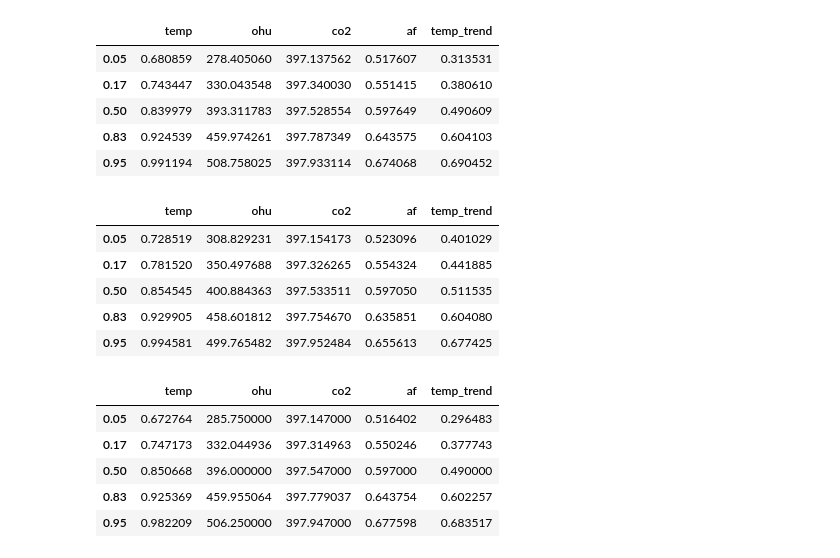
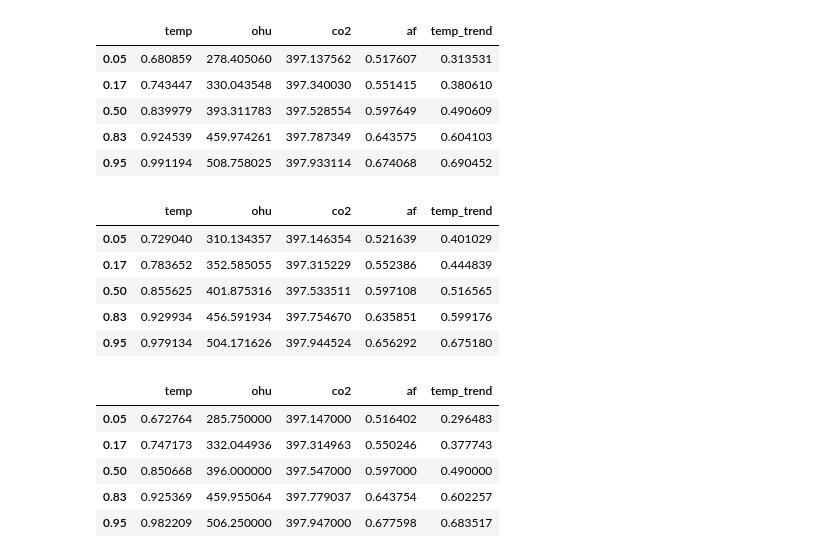
Before and after one commit to tsutsui1872/ar6-tlm, a Jupyter notebook: notebook/072_postproc.ipynb, the cells around one changed output. Saved outputs shown, nothing was run; the diff lists cells and outputs as text; code cells hidden in the pictures.

```diff
--- a/notebook/072_postproc.ipynb
+++ b/notebook/072_postproc.ipynb
@@ -112,7 +116,7 @@ dtype: int64
 # %% [markdown]
 ### Constrained members by the alternative method
 # %%
-with h5py.File('./datain/constraining_fair_mhout.h5') as f1:
+with h5py.File('./dataout/constraining_fair_mhout.h5') as f1:
     mhout = {k: v[:] for k, v in f1['/mhout'].items()}
     member_rand = {k: v[:] for k, v in f1['/member'].items()}
 # %%
@@ -256,20 +260,21 @@ df
 # %%
 df = (
     df_ind_alt
     .loc[member_rand['co2_pre']]
     .reset_index(drop=True)
     .loc[member_rand['all']]
+    .iloc[:2000]
     .quantile(prob_values)
 )
 dfq[('Combined', 'Alternative')] = df
 df
 # %% [output]
 |  | temp | ohu | co2 | af | temp_trend |
-| 0.05 | 0.728519 | 308.829231 | 397.154173 | 0.523096 | 0.401029 |
-| 0.17 | 0.781520 | 350.497688 | 397.326265 | 0.554324 | 0.441885 |
-| 0.50 | 0.854545 | 400.884363 | 397.533511 | 0.597050 | 0.511535 |
-| 0.83 | 0.929905 | 458.601812 | 397.754670 | 0.635851 | 0.604080 |
-| 0.95 | 0.994581 | 499.765482 | 397.952484 | 0.655613 | 0.677425 |
+| 0.05 | 0.729040 | 310.134357 | 397.146354 | 0.521639 | 0.401029 |
+| 0.17 | 0.783652 | 352.585055 | 397.315229 | 0.552386 | 0.444839 |
+| 0.50 | 0.855625 | 401.875316 | 397.533511 | 0.597108 | 0.516565 |
+| 0.83 | 0.929934 | 456.591934 | 397.754670 | 0.635851 | 0.599176 |
+| 0.95 | 0.979134 | 504.171626 | 397.944524 | 0.656292 | 0.675180 |
 # %%
 df = pd.DataFrame({
     k: v.quantile(prob_values) if isinstance(v, pd.Series)
```
Also changed, not shown: parts of 6 cells of this notebook, 4 other files.
